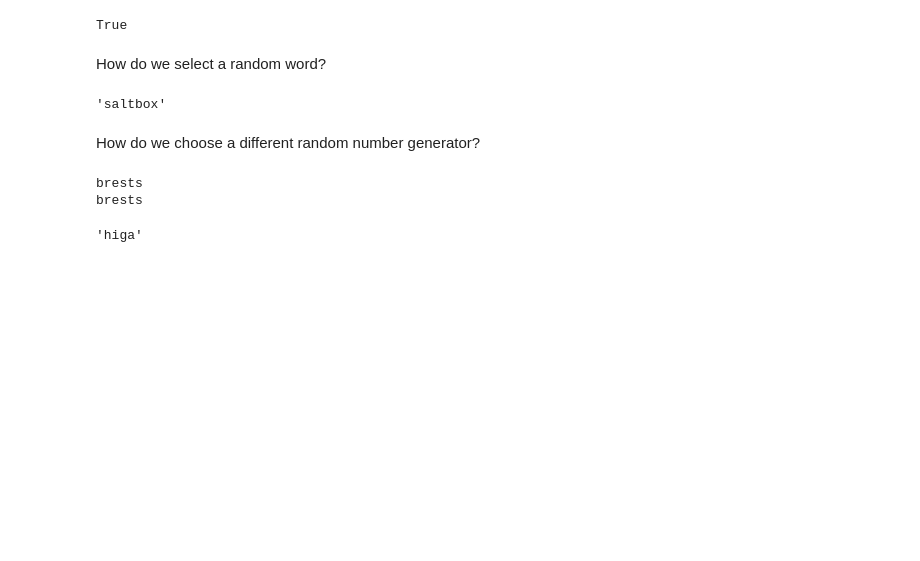
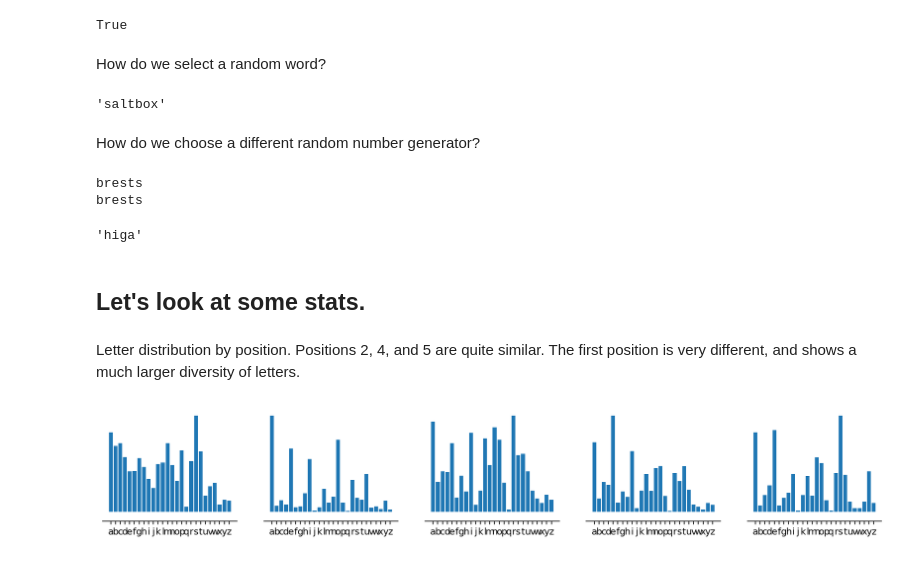
Before and after one commit to ttesileanu/clonle, a Jupyter notebook: notebook/explore_dictionary.ipynb, the cells around one changed output. Saved outputs shown, nothing was run; the diff lists cells and outputs as text; code cells hidden in the pictures; blank space fills up the shorter version.

Commit message:
Add letter stats to nb

```diff
--- a/notebook/explore_dictionary.ipynb
+++ b/notebook/explore_dictionary.ipynb
@@ -181,3 +186,26 @@ brests
 data["word"].sample(random_state=np.random.default_rng(1)).iloc[0]
 # %% [output]
 'higa'
+# %% [markdown]
+## Let's look at some stats.
+# %%
+letter_counts = [np.zeros(len(ascii_lowercase)) for _ in range(5)]
+letter_freq = [np.zeros(len(ascii_lowercase)) for _ in range(5)]
+for i in range(5):
+    crt_slice = five_word["word"].str.slice(i, i + 1)
+    for k, ch in enumerate(ascii_lowercase):
+        letter_counts[i][k] = (crt_slice == ch).sum()
+
+    letter_freq[i] = letter_counts[i] / np.sum(letter_counts[i])
+# %% [markdown]
+Letter distribution by position. Positions 2, 4, and 5 are quite similar. The first position is very different, and shows a much larger diversity of letters.
+# %%
+fig, axs = plt.subplots(1, 5, figsize=(15, 2))
+for i, ax in enumerate(axs):
+    ax.bar(np.arange(len(ascii_lowercase)), letter_freq[i])
+    ax.set_xticks(np.arange(len(ascii_lowercase)))
+    ax.set_xticklabels(ascii_lowercase)
+    ax.set_yticks([])
+    sns.despine(ax=ax, left=True, offset=10)
+# %% [output]
+[figure, added]
```
Also changed, not shown: parts of 8 cells of this notebook.
